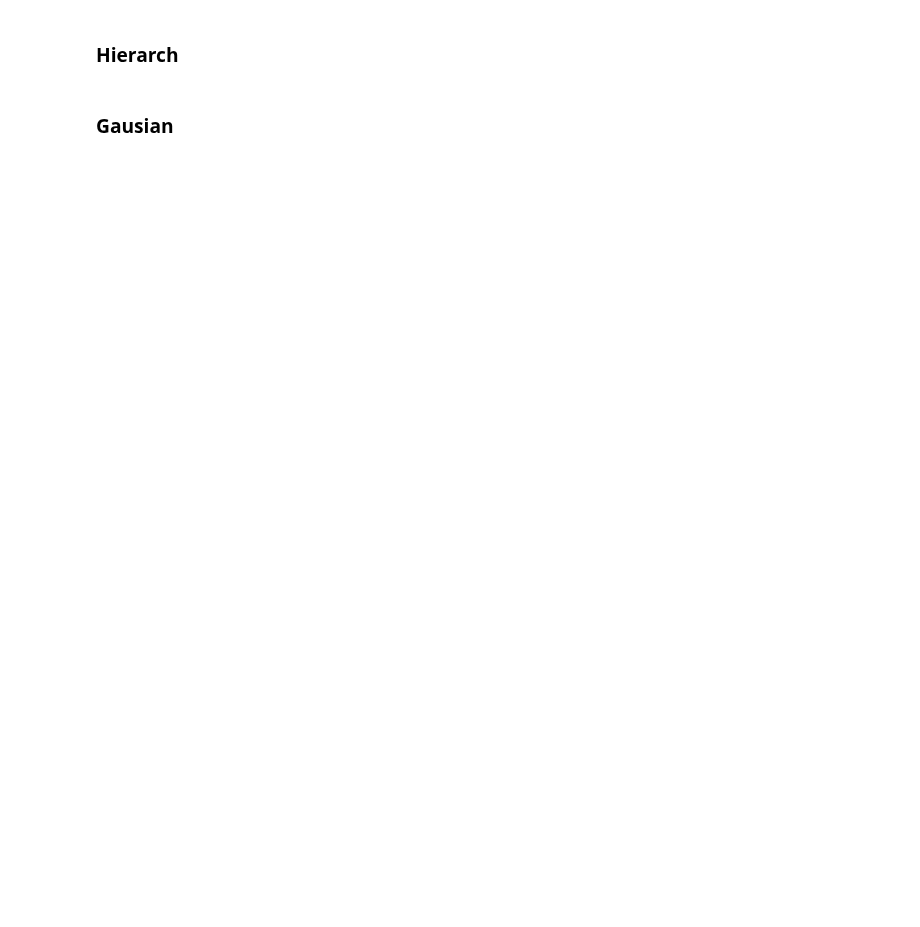
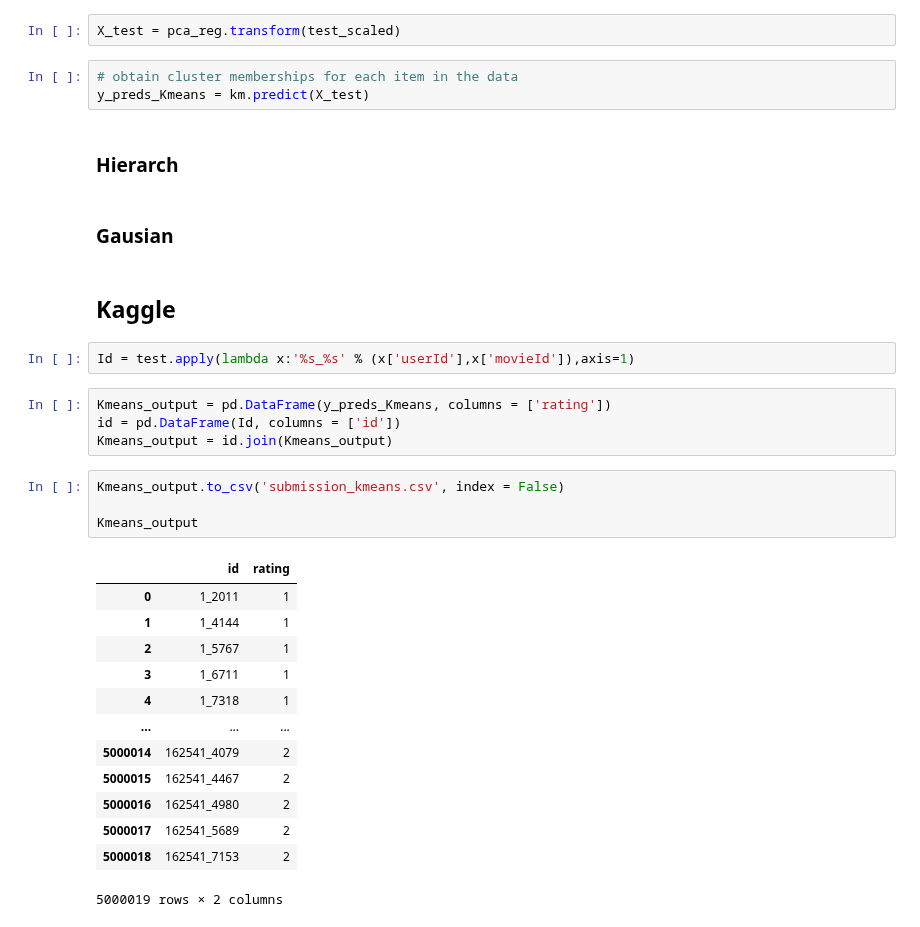
Before and after one commit to Leham-Greeves/JS7_Notebook_Reprository, a Jupyter notebook: unsupervised_learning_notebook_merged data.ipynb, the cells around one changed output. Cells and saved outputs as stored; diff of their text form; blank space fills up the shorter version.

```diff
--- a/unsupervised_learning_notebook_merged data.ipynb
+++ b/unsupervised_learning_notebook_merged data.ipynb
@@ -554,4 +558,35 @@ NameError: name 'X_scaled' is not defined
+# %%
+X_test = pca_reg.transform(test_scaled)
+# %%
+# obtain cluster memberships for each item in the data
+y_preds_Kmeans = km.predict(X_test)
 # %% [markdown]
 ### Hierarch
 # %% [markdown]
 ### Gausian
+# %% [markdown]
+## Kaggle
+# %%
+Id = test.apply(lambda x:'%s_%s' % (x['userId'],x['movieId']),axis=1)
+# %%
+Kmeans_output = pd.DataFrame(y_preds_Kmeans, columns = ['rating'])
+id = pd.DataFrame(Id, columns = ['id'])
+Kmeans_output = id.join(Kmeans_output)
+# %%
+Kmeans_output.to_csv('submission_kmeans.csv', index = False)
+
+Kmeans_output
+# %% [output]
+|  | id | rating |
+| 0 | 1_2011 | 1 |
+| 1 | 1_4144 | 1 |
+| 2 | 1_5767 | 1 |
+| 3 | 1_6711 | 1 |
+| 4 | 1_7318 | 1 |
+| ... | ... | ... |
+| 5000014 | 162541_4079 | 2 |
+| 5000015 | 162541_4467 | 2 |
+| 5000016 | 162541_4980 | 2 |
+| 5000017 | 162541_5689 | 2 |
+| 5000018 | 162541_7153 | 2 |
+5000019 rows × 2 columns
```
Also changed, not shown: parts of 27 cells of this notebook.
